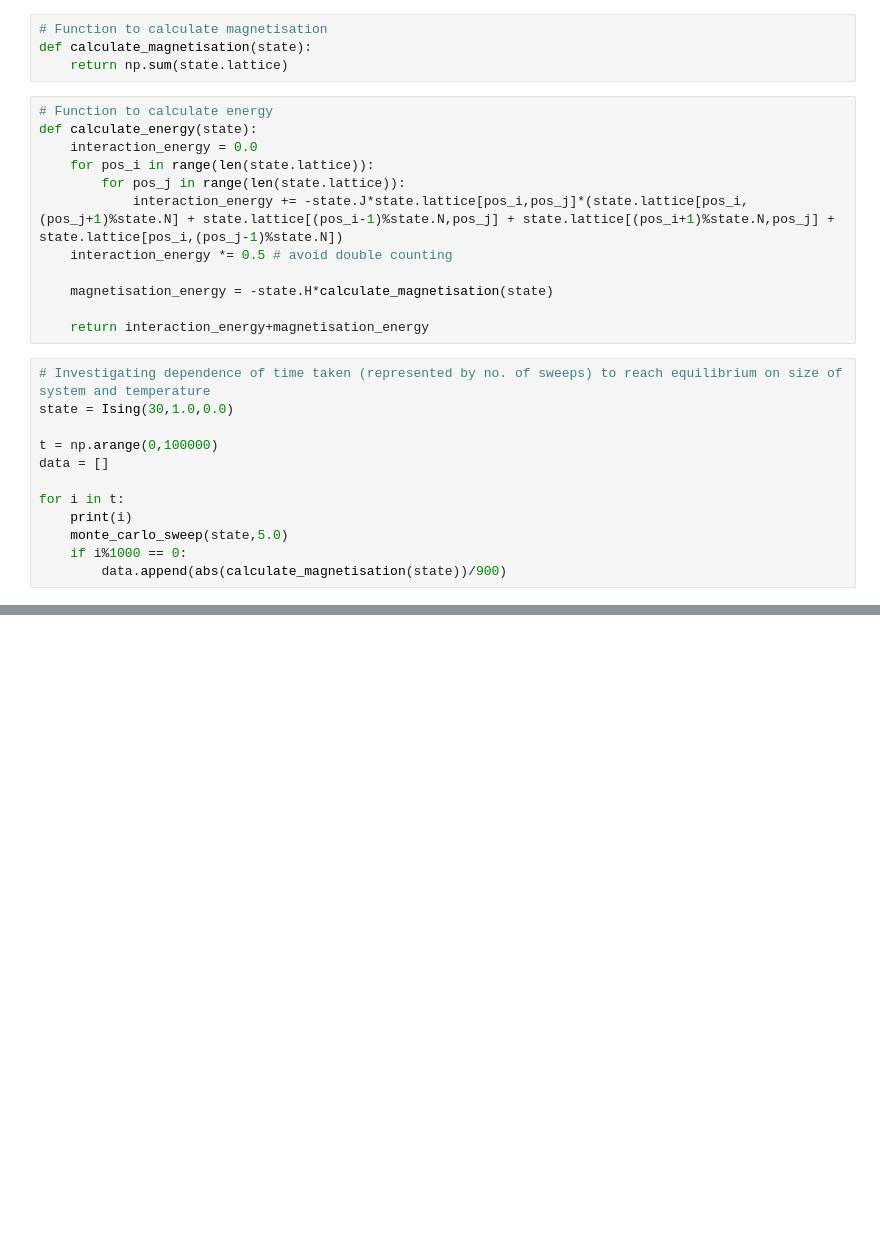
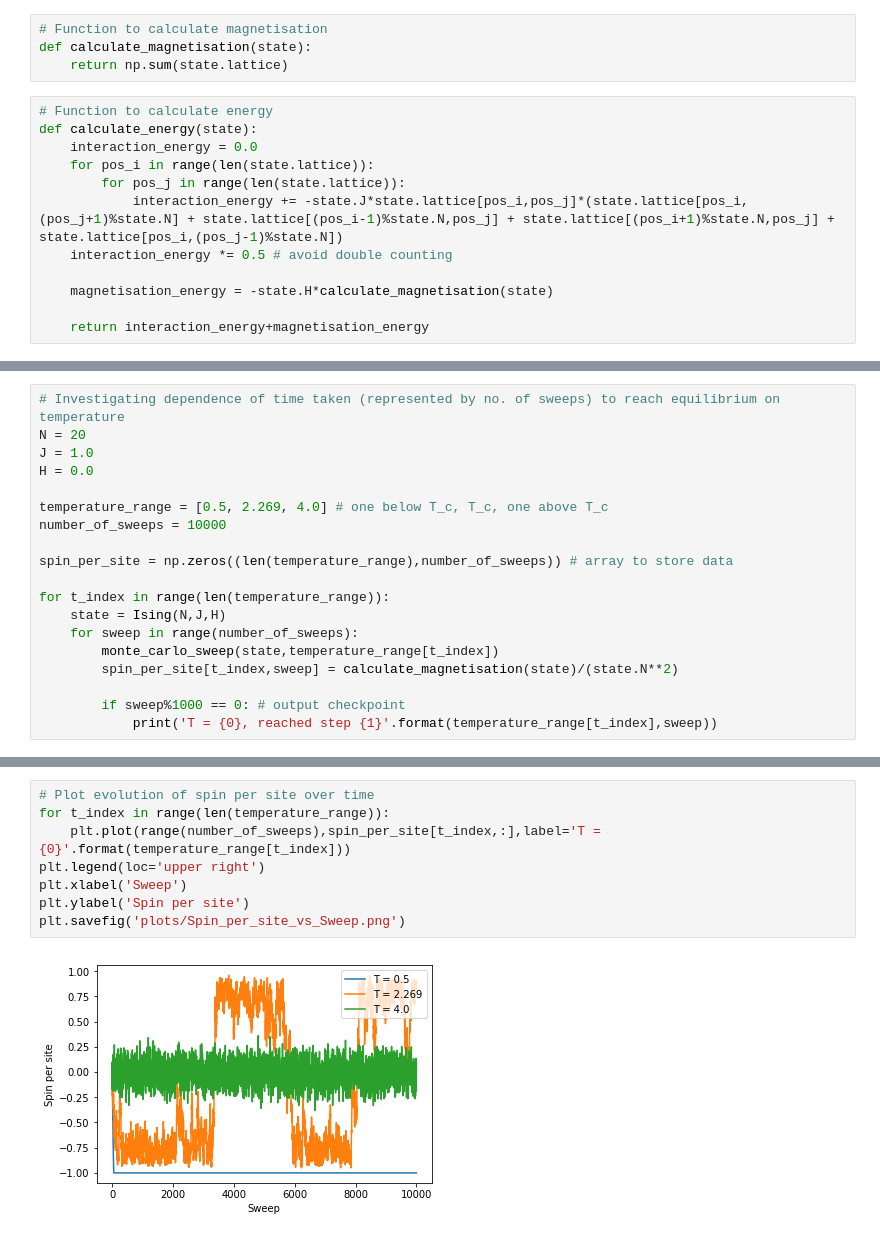
Before and after one commit to dovinhanhnguyen/Part_II_Computational_Exercises, a Jupyter notebook: project/project-dvan2.ipynb, the cells around one changed output, grey strips where cells are left out. Drawn from its saved outputs; the diff is of its cells as text; blank space fills up the shorter version.

Commit message:
Dependence of equilibration time on temperature

```diff
--- a/project/project-dvan2.ipynb
+++ b/project/project-dvan2.ipynb
@@ -42,15 +42,3 @@ def calculate_energy(state):
     magnetisation_energy = -state.H*calculate_magnetisation(state)
 
     return interaction_energy+magnetisation_energy
-# %%
-# Investigating dependence of time taken (represented by no. of sweeps) to reach equilibrium on size of system and temperature
-state = Ising(30,1.0,0.0)
-
-t = np.arange(0,100000)
-data = []
-
-for i in t:
-    print(i)
-    monte_carlo_sweep(state,5.0)
-    if i%1000 == 0:
-        data.append(abs(calculate_magnetisation(state))/900)
@@ -79,0 +45,19 @@ plt.plot(range(len(data)),data)
+# %%
+# Investigating dependence of time taken (represented by no. of sweeps) to reach equilibrium on temperature
+N = 20
+J = 1.0
+H = 0.0
+
+temperature_range = [0.5, 2.269, 4.0] # one below T_c, T_c, one above T_c
+number_of_sweeps = 10000
+
+spin_per_site = np.zeros((len(temperature_range),number_of_sweeps)) # array to store data
+
+for t_index in range(len(temperature_range)):
+    state = Ising(N,J,H)
+    for sweep in range(number_of_sweeps):
+        monte_carlo_sweep(state,temperature_range[t_index])
+        spin_per_site[t_index,sweep] = calculate_magnetisation(state)/(state.N**2)
+
+        if sweep%1000 == 0: # output checkpoint
+            print('T = {0}, reached step {1}'.format(temperature_range[t_index],sweep))
@@ -79,0 +82,10 @@ plt.plot(range(len(data)),data)
+# %%
+# Plot evolution of spin per site over time
+for t_index in range(len(temperature_range)):
+    plt.plot(range(number_of_sweeps),spin_per_site[t_index,:],label='T = {0}'.format(temperature_range[t_index]))
+plt.legend(loc='upper right')
+plt.xlabel('Sweep')
+plt.ylabel('Spin per site')
+plt.savefig('plots/Spin_per_site_vs_Sweep.png')
+# %% [output]
+[figure, added]
```
Also changed, not shown: parts of 3 cells of this notebook, 1 other file.
